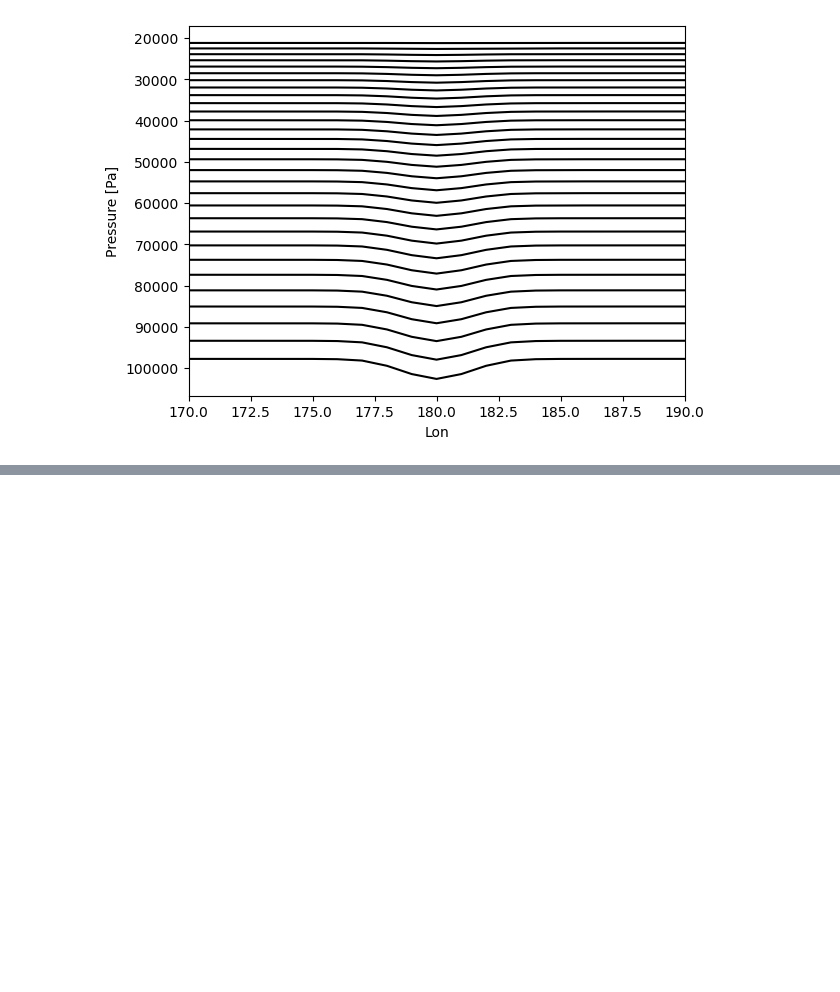
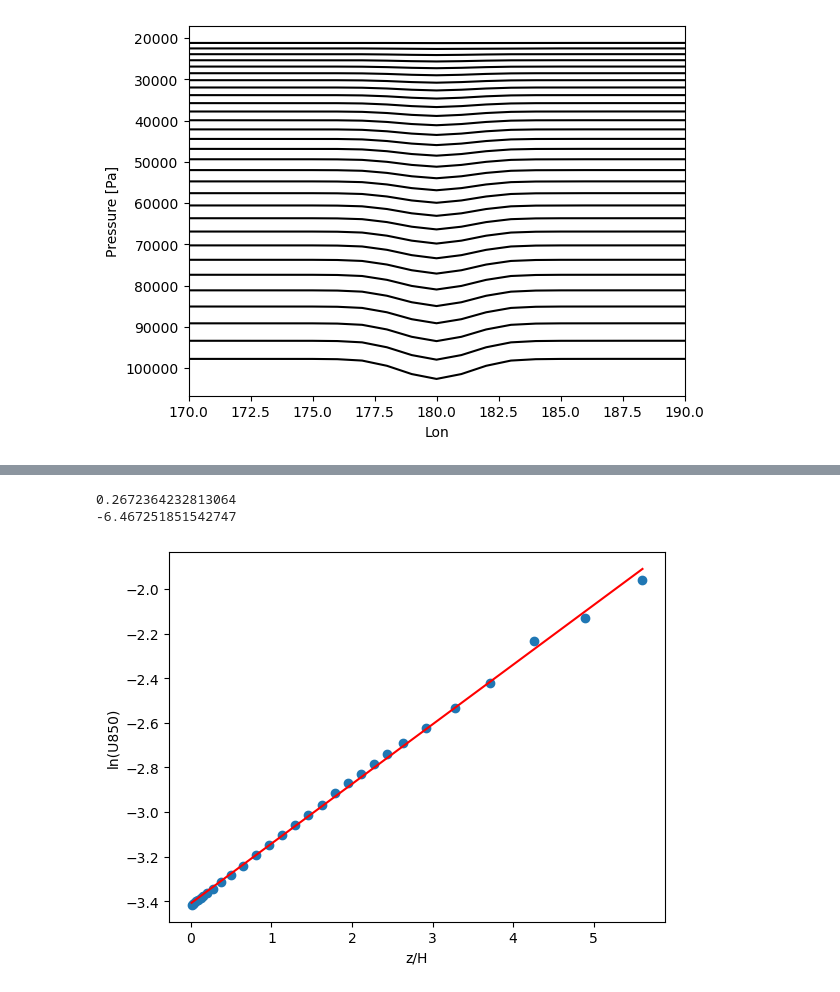
Before and after one commit to nick4cone/LambWavePaper, a Jupyter notebook: Analysis/lamb_wave_plotting.ipynb, the cells around one changed output, grey strips where cells are left out. Cells and saved outputs as stored; diff of their text form; code cells hidden in the pictures; blank space fills up the shorter version.

```diff
--- a/Analysis/lamb_wave_plotting.ipynb
+++ b/Analysis/lamb_wave_plotting.ipynb
@@ -219,0 +314,32 @@ lev_ax_low.invert_yaxis()
+# %%
+time_ind = 15
+lat_val = 0
+lon_val = 96
+
+T0 = 275
+Rd = 287
+g = 9.81
+
+H = (Rd * T0) / g
+
+fig, ax = plt.subplots()
+
+X = ds_high_top.Z3[time_ind, :, :, :].sel(lat=lat_val, lon=lon_val, method='nearest') / H
+Y = np.log(abs(ds_high_top.U[time_ind, :, :, :].sel(lat=lat_val, lon=lon_val, method='nearest')))
+
+p = np.polyfit(X, Y, 1)
+
+ax.plot(X, X * p[0] + p[1], 'red')
+
+ax.scatter(X, Y)
+
+ax.set_ylabel('ln(U850)')
+ax.set_xlabel('z/H')
+
+theoretical = 2 / 7
+print(p[0])
+print(((p[0] - theoretical) / (theoretical)) * 100)
+# %% [output]
+0.2672364232813064
+-6.467251851542747
+[figure, added]
```
Also changed, not shown: parts of 32 cells of this notebook.
